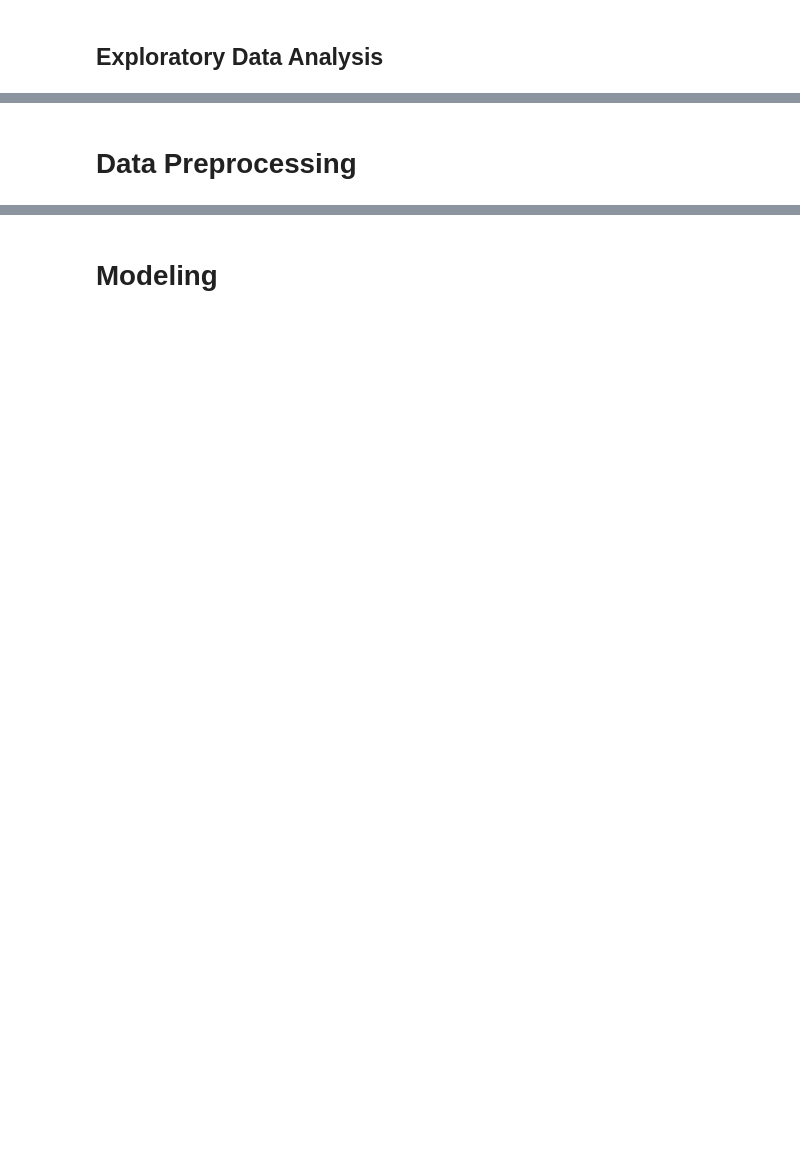
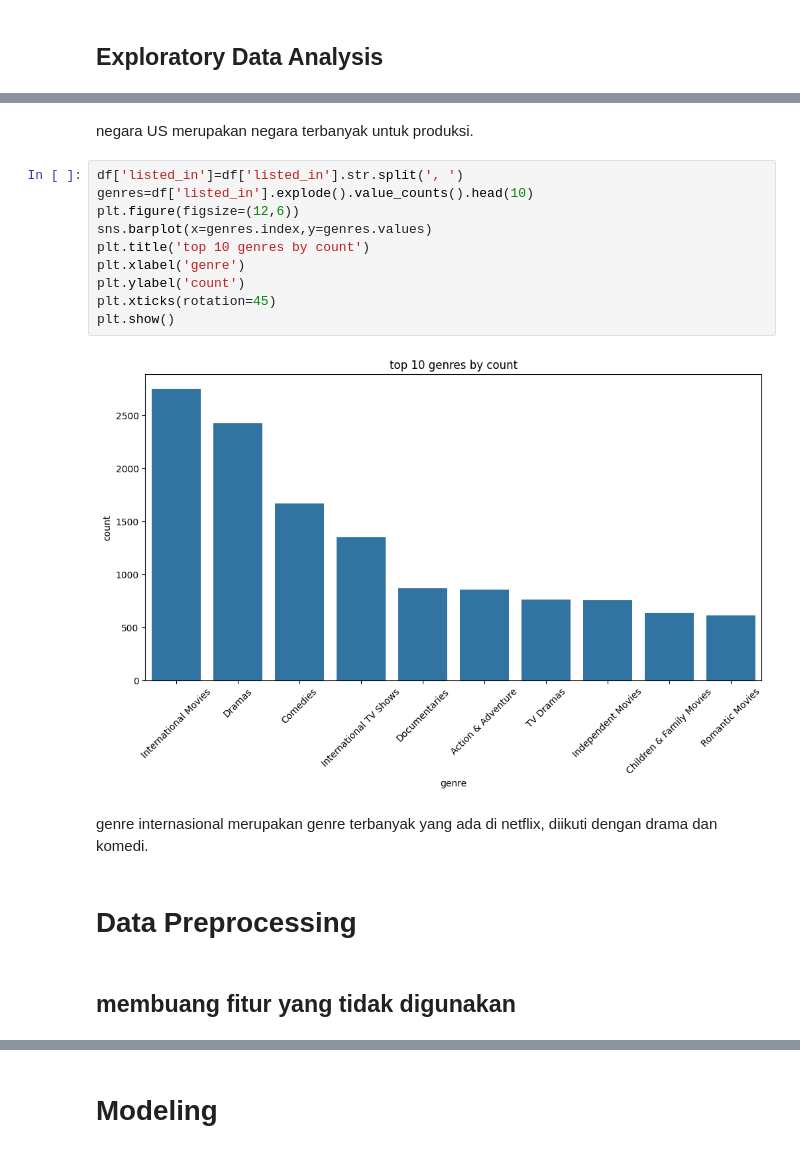
Before and after one commit to potaHere/submssion-Machine-Learning-Terapan, a Jupyter notebook: Sistem_Rekomendasi.ipynb, the cells around one changed output, grey strips where cells are left out. Saved outputs shown, nothing was run; the diff lists cells and outputs as text; blank space fills up the shorter version.

```diff
--- a/Sistem_Rekomendasi.ipynb
+++ b/Sistem_Rekomendasi.ipynb
@@ -33,2 +169,20 @@ df = pd.read_csv('netflix_titles.csv')
+# %% [markdown]
+negara US merupakan negara terbanyak untuk produksi.
+# %%
+df['listed_in']=df['listed_in'].str.split(', ')
+genres=df['listed_in'].explode().value_counts().head(10)
+plt.figure(figsize=(12,6))
+sns.barplot(x=genres.index,y=genres.values)
+plt.title('top 10 genres by count')
+plt.xlabel('genre')
+plt.ylabel('count')
+plt.xticks(rotation=45)
+plt.show()
+# %% [output]
+[figure, added]
+# %% [markdown]
+genre internasional merupakan genre terbanyak yang ada di netflix, diikuti dengan drama dan komedi.
 # %% [markdown]
 # Data Preprocessing
+# %% [markdown]
+## membuang fitur yang tidak digunakan
```
Also changed, not shown: parts of 19 cells of this notebook.
